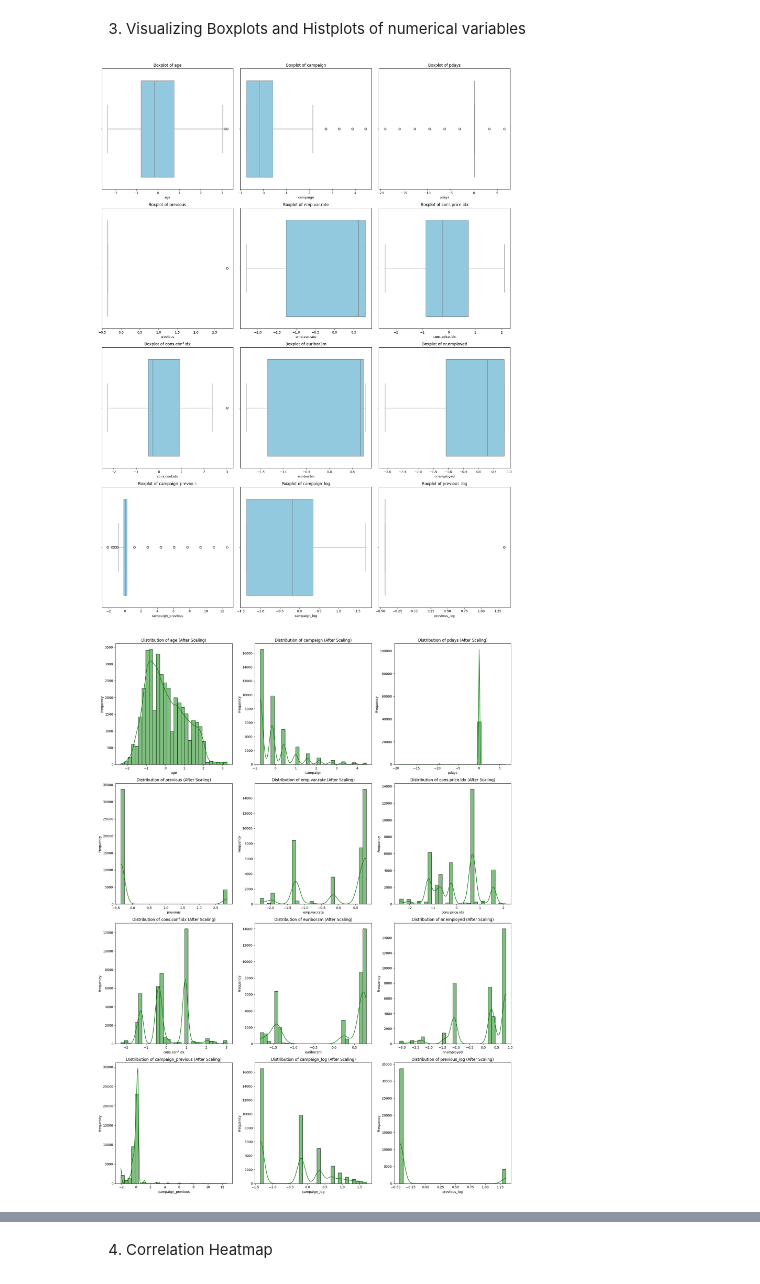
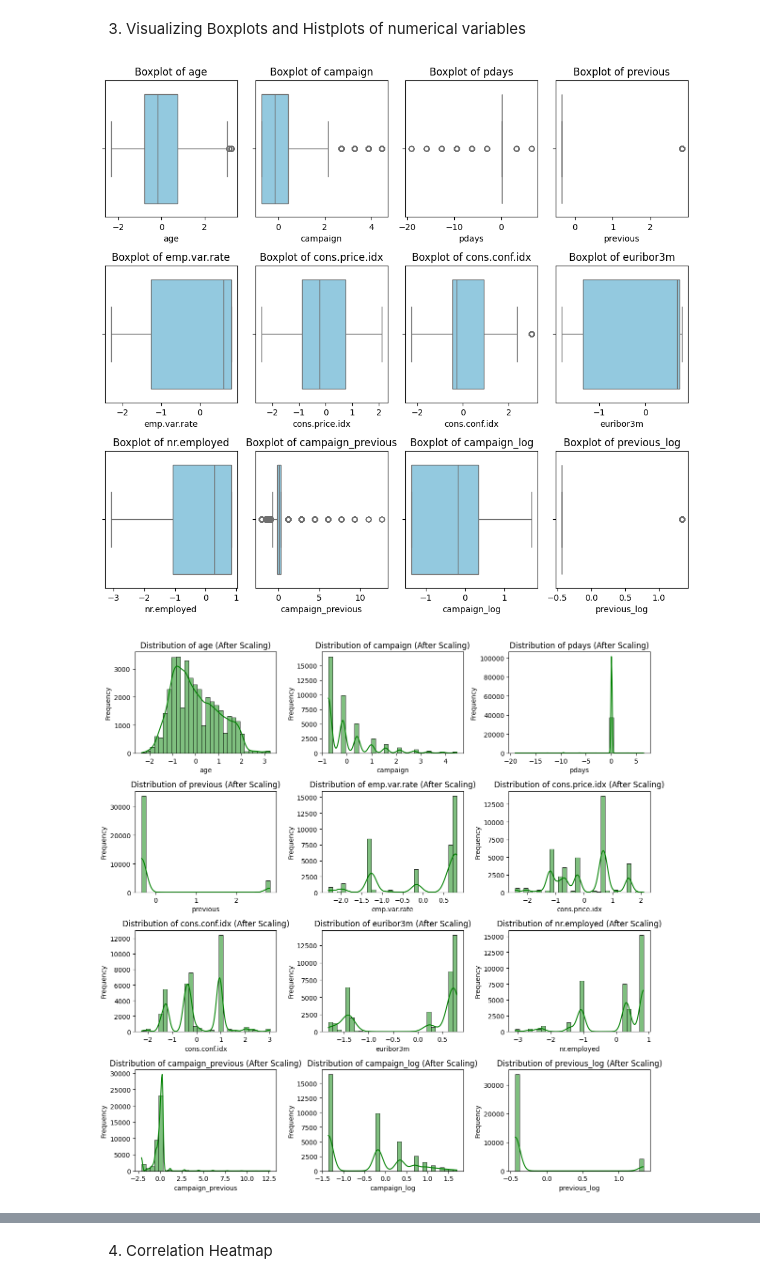
Before and after one commit to Shaithra2107/Bank-Marketing-Prediction-, a Jupyter notebook: Bank_Marketing_Prediction.ipynb, the cells around one changed output, grey strips where cells are left out. Saved outputs shown, nothing was run; the diff lists cells and outputs as text; code cells hidden in the pictures.

```diff
--- a/Bank_Marketing_Prediction.ipynb
+++ b/Bank_Marketing_Prediction.ipynb
@@ -499,21 +488,11 @@ plt.tight_layout()
 plt.show()
 
 # ** 5. Correlation Heatmap for Numerical Features **
-plt.figure(figsize=(12, 10))  # Increased size for better visibility
+plt.figure(figsize=(10, 8))  # Increased size for better visibility
 corr_matrix = df[numerical_columns].corr()
 sns.heatmap(corr_matrix, annot=True, cmap='coolwarm', fmt='.2f')
 plt.title("Correlation Heatmap of Numerical Features", fontsize=16)
 plt.show()
-
-# ** 6. Categorical Features by Target Distribution **
-plt.figure(figsize=(12, 8))
-for i, col in enumerate(categorical_columns, 1):
-    plt.figure(figsize=(10, 6))
-    sns.countplot(data=data, x=col, palette='viridis', hue=col, dodge=False)
-    plt.title(f"Count Plot of {col} by Target Class")
-    plt.xticks(rotation=45)
-    plt.ylabel("Count")
-    plt.show()
 # %% [output]
 [figure]
 [figure]
@@ -791,39 +759,39 @@ plt.show()
 # %%
 import matplotlib.pyplot as plt
 import seaborn as sns
 
 # Separate numerical columns
 numerical_cols = data_cleaned.select_dtypes(include=['int64', 'float64']).columns
 
 # Calculate number of rows needed for the given number of columns
 n_cols = 3  # Number of columns per row
 n_rows = (len(numerical_cols) + n_cols - 1) // n_cols  # Number of rows needed
 
 # Boxplot to show outliers (3 plots in each row)
-plt.figure(figsize=(18, 6 * n_rows))  # Adjust figure size based on number of rows
+plt.figure(figsize=(10, 3 * n_rows))  # Adjust figure size based on number of rows
 for i, col in enumerate(numerical_cols, 1):
-    plt.subplot(n_rows, n_cols, i)  # n_rows rows, n_cols columns, plot i-th subplot
+    plt.subplot(n_rows, 4, i)  # n_rows rows, n_cols columns, plot i-th subplot
     sns.boxplot(x=data_cleaned[col], color="skyblue")
     plt.title(f"Boxplot of {col}")
     plt.xlabel(col)
 
 plt.tight_layout()  # To prevent overlapping
 plt.show()
 
 # Distribution after scaling (3 plots in each row)
-plt.figure(figsize=(18, 6 * n_rows))  # Adjust figure size based on number of rows
+plt.figure(figsize=(12, 3 * n_rows))  # Adjust figure size based on number of rows
 for i, col in enumerate(numerical_cols, 1):
-    plt.subplot(n_rows, n_cols, i)  # n_rows rows, n_cols columns, plot i-th subplot
+    plt.subplot(n_rows, 3, i)  # n_rows rows, n_cols columns, plot i-th subplot
     sns.histplot(data_cleaned[col], kde=True, bins=30, color='green')
     plt.title(f"Distribution of {col} (After Scaling)")
     plt.xlabel(col)
     plt.ylabel("Frequency")
 
 plt.tight_layout()  # To prevent overlapping
 plt.show()
 # %% [output]
-[figure, old version]
+[figure, new version]
-[figure, old version]
+[figure, new version]
 # %%
 print(data.columns)
 print(data_cleaned.columns)
```
Also changed, not shown: parts of 8 cells of this notebook.
